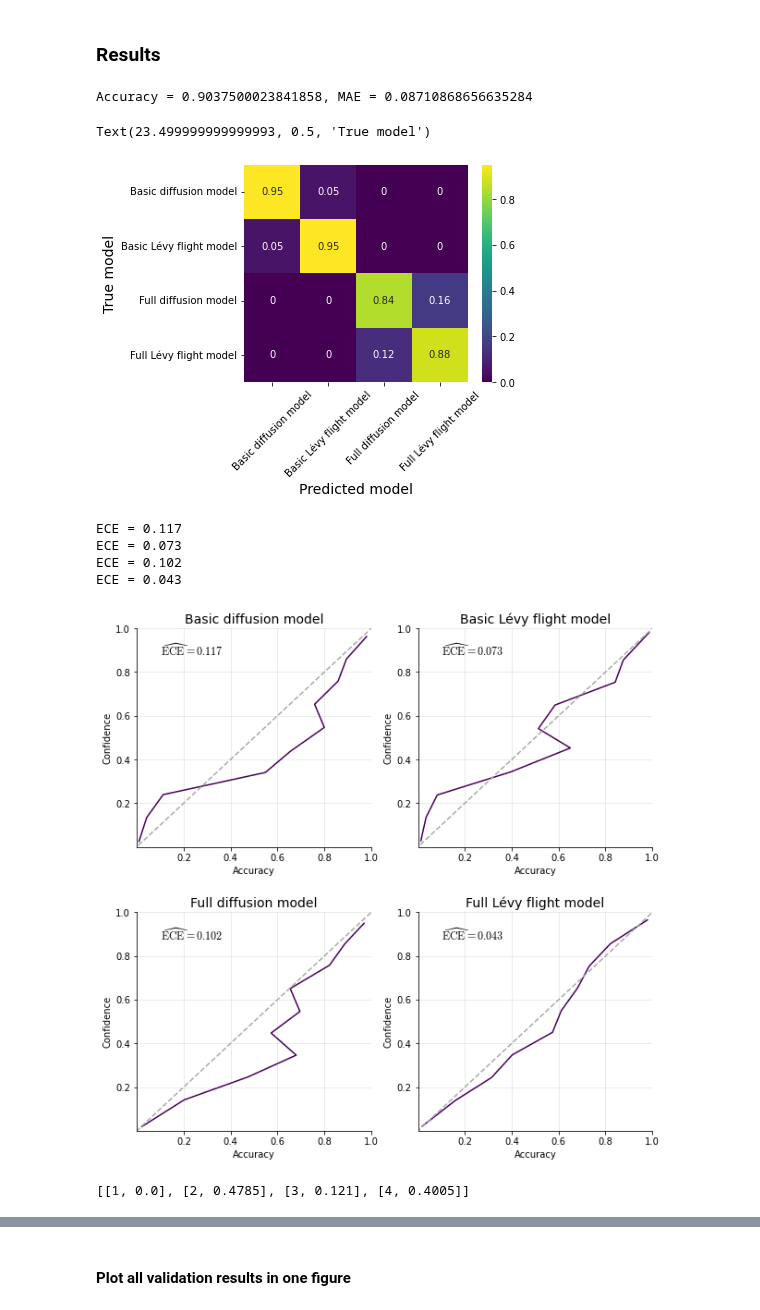
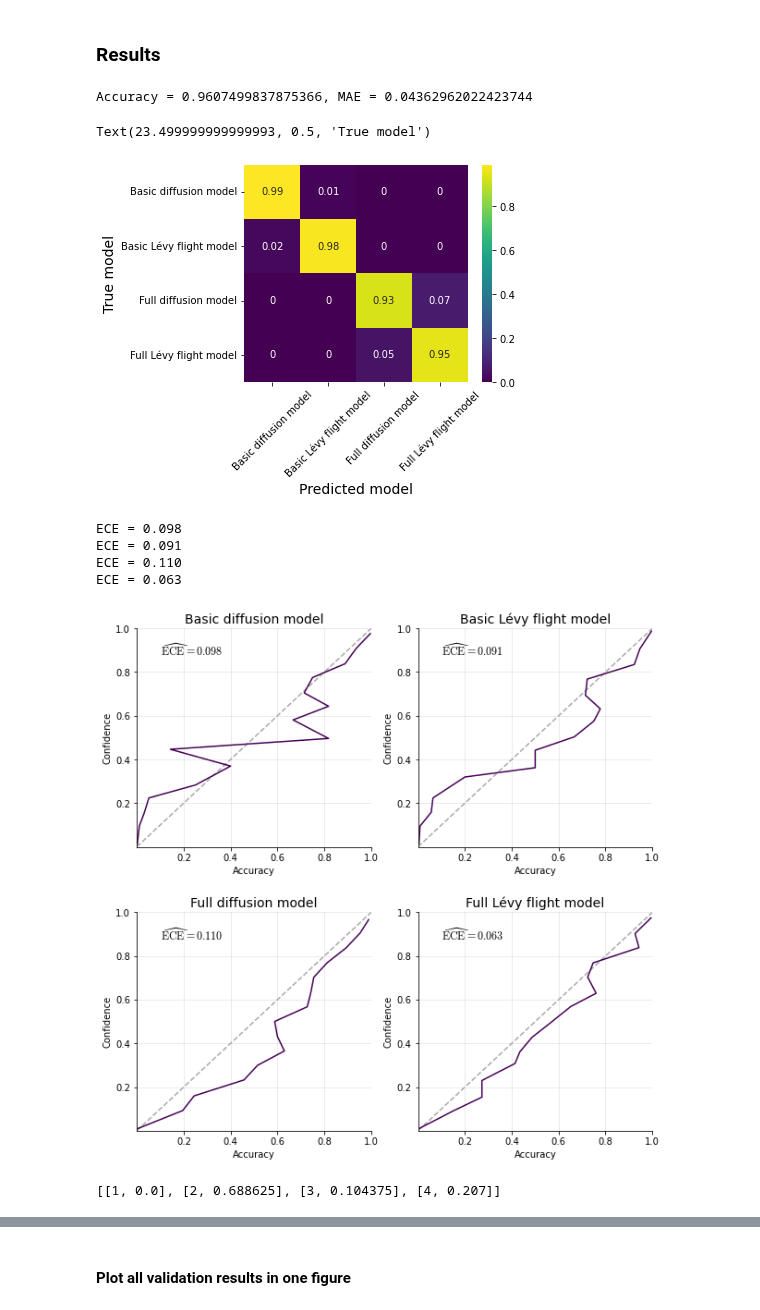
Before and after one commit to elseml/DeepHierarchicalModelComparison, a Jupyter notebook: notebooks/03_levy_flight_application/04_validate_networks.ipynb, the cells around one changed output, grey strips where cells are left out. Saved outputs shown, nothing was run; the diff lists cells and outputs as text; code cells hidden in the pictures.

```diff
--- a/notebooks/03_levy_flight_application/04_validate_networks.ipynb
+++ b/notebooks/03_levy_flight_application/04_validate_networks.ipynb
@@ -34,7 +34,7 @@ plt.rcParams['figure.facecolor'] = 'w'
 # %% [markdown]
 ## Load in data
 # %%
-levy_sims_folder = "c:\\Users\\lasse\\documents\\hierarchical model comparison project\\data\\03_levy_flight_application"
+levy_sims_folder = "c:\\Users\\lasse\\documents\\hierarchical model comparison project\\data\\03_levy_flight_application\\uniform_alpha_prior"
 
 val_indices_900_filename = "val_indices_900_trials.npy"
 val_datasets_900_filename = "val_datasets_900_trials.npy"
@@ -122,7 +122,7 @@ accuracy = tf.reduce_sum(tf.cast(rounded_predictions_flat_900 == true_models_fla
 mae = mean_absolute_error(val_indices_900, probs_900)
 print('Accuracy = {}, MAE = {}'.format(accuracy, mae))
 # %% [output]
-Accuracy = 0.9037500023841858, MAE = 0.08710868656635284
+Accuracy = 0.9607499837875366, MAE = 0.04362962022423744
 # %%
 # Confusion matrix
 
@@ -139,30 +139,30 @@ plt.ylabel('True model',fontsize=plotting_settings['fontsize_labels'])
 #plt.savefig('Diffusion_conf_matrix.png', dpi=300, bbox_inches='tight')
 # %% [output]
 Text(23.499999999999993, 0.5, 'True model')
-[figure, old version]
+[figure, new version]
 # %%
 # Calibration curves
 
 fig, axarr = plt.subplots(2, 2, figsize=(10, 10))
-n_cal_bins = 15
 plt.subplots_adjust(hspace = .3)
+
 pos1 = [0,0,1,1]
 pos2 = [0,1,0,1]
 
 for m in range(4):
-    m_true = val_indices_900[:,m]
-    m_soft = probs_900[:,m]
-    plot_calibration_curve(m_true, m_soft, 10, ax=axarr[pos1[m], pos2[m]],
+    m_true = val_indices_900[:, m]
+    m_soft = probs_900[:, m]
+    plot_calibration_curve(m_true, m_soft, n_bins=15, ax=axarr[pos1[m], pos2[m]],
                              title=labels[m], show_ece=True)
 # %% [output]
-ECE = 0.117
-ECE = 0.073
-ECE = 0.102
-ECE = 0.043
+ECE = 0.098
+ECE = 0.091
+ECE = 0.110
+ECE = 0.063
-[figure, old version]
+[figure, new version]
 # %%
 # Get the percentual occurence of different numbers of unique predictions over all data sets
 uniques_per_row = [len(np.unique(probs_900[row,:])) for row in range(probs_900.shape[0])]
 [[x,uniques_per_row.count(x)/8000] for x in [1,2,3,4]]
 # %% [output]
-[[1, 0.0], [2, 0.4785], [3, 0.121], [4, 0.4005]]
+[[1, 0.0], [2, 0.688625], [3, 0.104375], [4, 0.207]]
```
Also changed, not shown: parts of 5 cells of this notebook, 1 other file.
